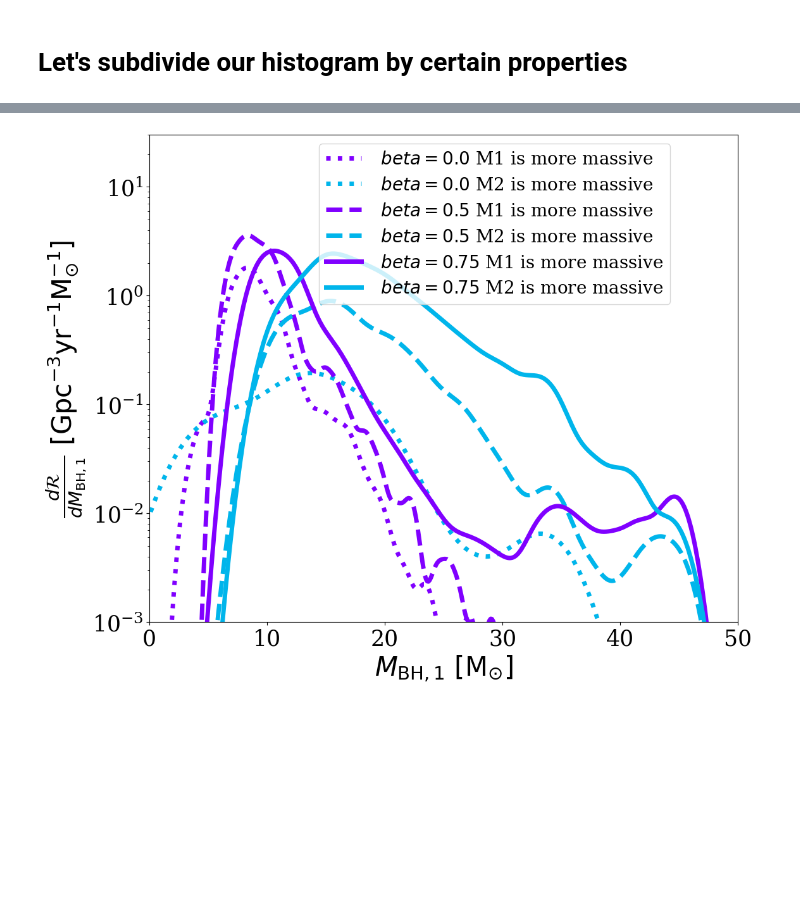
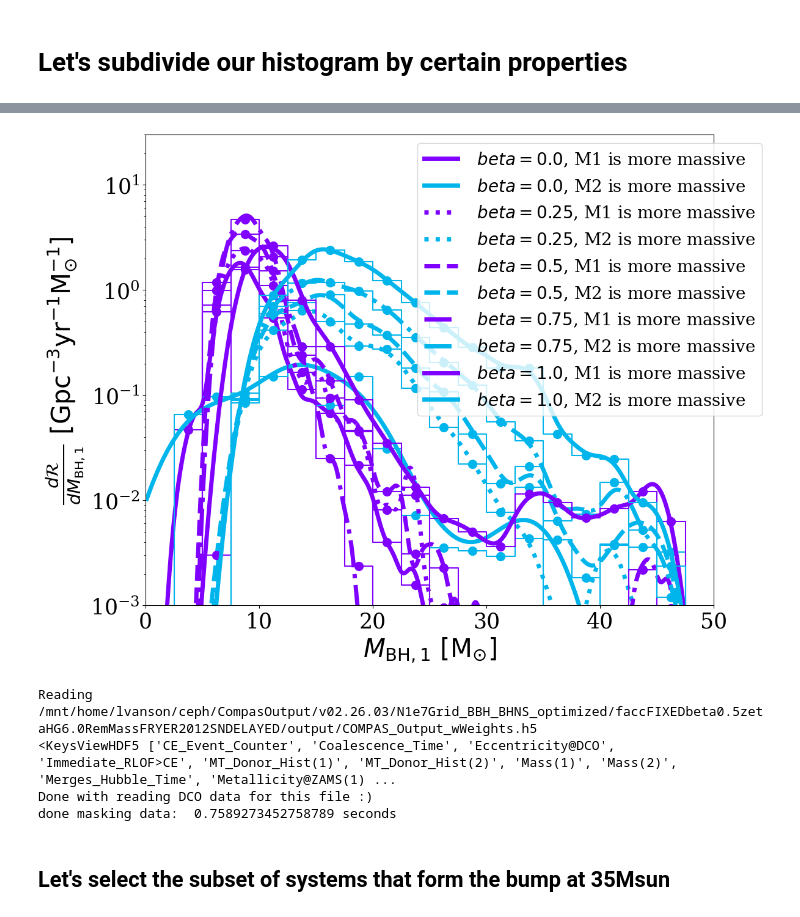
Before and after one commit to LiekeVanSon/BumpAt20, a Jupyter notebook: Code/InspectBumpAt20.ipynb, the cells around one changed output, grey strips where cells are left out. Drawn from its saved outputs; the diff is of its cells as text; code cells hidden in the pictures; blank space fills up the shorter version.

```diff
--- a/Code/InspectBumpAt20.ipynb
+++ b/Code/InspectBumpAt20.ipynb
@@ -370,7 +380,7 @@ def plot_distribution(ax, x_vals, weights, bins, x_lim=(0.,50),  y_lim = (1e-3,3
 
     # Plot histogram
     if show_hist:
-        ax.step(center_bins, y_vals, where='mid',lw=2.5, color='k', marker='o', markersize=15)
+        ax.step(center_bins, y_vals, where='mid',lw=1.5, color=color, marker='o', markersize=10)
 
     # Plot KDE
     if show_kde:
@@ -411,14 +421,13 @@ def plot_distribution(ax, x_vals, weights, bins, x_lim=(0.,50),  y_lim = (1e-3,3
     else:
         return plot_lines[0]
 # %%
+
+#############################
 def read_and_mask(sim_dir='', rate_key='Rates_mu00.025_muz-0.05_alpha-1.77_sigma01.125_sigmaz0.05_zBinned',
-                  sim_name='', x_key='M_moreMassive',
-                  bins=np.arange(0.,55,2.5), only_stable=True, only_CE=True):
+                  sim_name='', x_key='M_moreMassive', only_stable=True, only_CE=True):
     """
     This function reads and masks the data.
     """
-    mass_binw = np.diff(bins)[0]
-    #############################
     # Reading data ##
     DCO = read_data(loc = os.path.join(sim_dir, sim_name, 'output', 'COMPAS_Output_wWeights.h5')) # DCO data
 
@@ -463,45 +472,57 @@ def read_and_mask(sim_dir='', rate_key='Rates_mu00.025_muz-0.05_alpha-1.77_sigma
     mask_end_t = time.time()
     print('done masking data: ', mask_end_t - mask_start_t, 'seconds')
 
-    print(f'len(merging_BBH)={len(merging_BBH)} Rate = {np.sum(Weights)} Gpc-3 yr-1')
-
-    return merging_BBH, Red_intr_rate_dens, bins, channel_string
+    return merging_BBH, Red_intr_rate_dens, channel_string
 # %%
+
 ############################################################
 # Create a figure and axes
 fig, ax = plt.subplots(figsize = (12, 10))
 
+BETA = 0.5
 # List of simulation names
-sim_names = ['faccFIXEDbeta%szetaHG6.0RemMassFRYER2012SNDELAYED/' % beta for beta in [0.0, 0.5, 1.0]]#, 0.75, 1.0]]
+sim_names = ['faccFIXEDbeta%szetaHG6.0RemMassFRYER2012SNDELAYED/' % beta for beta in [0.0, 0.25, 0.5, 0.75, 1.0]]
+# sim_names = ['faccTHERMALzetaHG6.0RemMassFRYER2012SNDELAYED']
 
-labels = [r' $beta = %s$' % beta for beta in [0.0, 0.5, 0.75, 1.0]]
+labels = [r' $beta = %s$' % beta for beta in [0.0, 0.25, 0.5, 0.75, 1.0]] #['thermal beta']#
 colors = [matplotlib.colormaps['rainbow'](i) for i in np.linspace(0, 1, 5)]
-linestyles = [':', '--', '-']
+linestyles = ['-', ':', '--', '-.', '-']
 all_plot_lines, all_leg_labels = [], []
 
 # Loop over simulation names
 for i, sim_name in enumerate(sim_names):
     # First read and mask the data
-    merging_BBH, Red_intr_rate_dens, bins, channel_string = Read_and_Mask(sim_name=sim_name,
+    merging_BBH, Red_intr_rate_dens, channel_string = read_and_mask(sim_name=sim_name,
                                             sim_dir='/mnt/home/lvanson/ceph/CompasOutput/v02.26.03/N1e7Grid_BBH_BHNS_optimized/',
                                             rate_key='Rates_mu00.025_muz-0.05_alpha-1.77_sigma01.125_sigmaz0.05_a0.02_b1.48_c4.45_d5.9_zBinned',
-                                            bins=np.arange(0.,55,2.5), only_stable=True, only_CE=False)
+                                            only_stable=True, only_CE=False)
 
     # Now lets add an extra mask
-    M1_most_massive = merging_BBH['M_moreMassive'] == merging_BBH['Mass(1)']
-    M2_most_massive = merging_BBH['M_moreMassive'] == merging_BBH['Mass(2)']
+    # merging_BBH['qZAMS'] = merging_BBH['Mass@ZAMS(2)']/merging_BBH['Mass@ZAMS(1)']
+    # bool_list = [merging_BBH['qZAMS'] <= 0.25, np.logical_and(0.25 < merging_BBH['qZAMS'], merging_BBH['qZAMS'] <= 0.45),\
+    #     np.logical_and(0.45 < merging_BBH['qZAMS'], merging_BBH['qZAMS'] <= 0.65), np.logical_and(0.65 < merging_BBH['qZAMS'],  merging_BBH['qZAMS'] <= 0.85),  merging_BBH['qZAMS'] > 0.85 ]
+    # bool_labels = [' qZAMS <= 0.25', ' 0.25 < qZAMS <= 0.45', ' 0.45 < qZAMS <= 0.65', ' 0.65 < qZAMS <= 0.85',  ' qZAMS > 0.85']
 
+    bool_list = [merging_BBH['M_moreMassive'] == merging_BBH['Mass(1)'], merging_BBH['M_moreMassive'] == merging_BBH['Mass(2)'] ]
     bool_labels = ['M1 is more massive', 'M2 is more massive']
 
     # Use the average rate density per z-bin
     i_redshift = np.where(redshifts == 0.2)[0][0]
 
-    for b, bool in enumerate([M1_most_massive, M2_most_massive]):
+    for b, bool in enumerate(bool_list):
+        print('b', b)
+        # Check if there are any systems left
+        if np.sum(bool) == 0:
+            print(bool_labels[b], 'has no systems left')
+            continue
+
         Weights    = Red_intr_rate_dens[bool, i_redshift]
         x_vals     = merging_BBH['M_moreMassive'][bool]
 
-        plot_lines =  plot_distribution(ax, x_vals, Weights, bins,
-                        plot_ligo=False, show_hist=False, show_kde=True,
+        print(f'len(x_vals)={len(x_vals)} Rate = {np.sum(Weights)} Gpc-3 yr-1')
+
+        plot_lines =  plot_distribution(ax, x_vals, Weights, bins=np.arange(0.,55,2.5),
+                        plot_ligo=False, show_hist=True, show_kde=True,
                         x_lim=(0.,50),  y_lim = (1e-3,30),
                         color= colors[b], linestyle = linestyles[i],
                         xlabel=r'$M_{\mathrm{BH, 1}} \ \rm [M_{\odot}]$',
@@ -509,15 +530,13 @@ for i, sim_name in enumerate(sim_names):
                         legend_args=None, legend1_args = None)
 
         # leg_labels = [channel_string + labels[i]]
-        print('plot_lines', plot_lines)#, 'leg_labels', leg_labels)
-
         # all_plot_lines.append([plot_lines[i] for i in range(len(plot_lines)) ])
         all_plot_lines.append(plot_lines)
-        all_leg_labels.append(labels[i] + ' '+ bool_labels[b])
+        all_leg_labels.append(labels[i] + ', '+ bool_labels[b])
 
 # Show the figure
 # add legend for simulations
-leg_args = {'loc':'upper right',  'bbox_to_anchor':[0.9, 1.], 'fontsize':20, 'title':''}
+leg_args = {'loc':'upper right',  'bbox_to_anchor':[1.1, 1.], 'fontsize':20, 'title':''}
 leg = plt.legend([l for l in all_plot_lines], [l for l in all_leg_labels ],  **leg_args)
 leg._legend_box.align = "right"
 
@@ -543 +562,13 @@ plot_lines Line2D(_child5)
-[figure, old version]
+[figure, new version]
+# %%
+merging_BBH, Red_intr_rate_dens, channel_string = read_and_mask(sim_name='faccFIXEDbeta0.5zetaHG6.0RemMassFRYER2012SNDELAYED/',
+                                        sim_dir='/mnt/home/lvanson/ceph/CompasOutput/v02.26.03/N1e7Grid_BBH_BHNS_optimized/',
+                                        rate_key='Rates_mu00.025_muz-0.05_alpha-1.77_sigma01.125_sigmaz0.05_a0.02_b1.48_c4.45_d5.9_zBinned',
+                                         only_stable=True, only_CE=False)
+# %% [output]
+Reading  /mnt/home/lvanson/ceph/CompasOutput/v02.26.03/N1e7Grid_BBH_BHNS_optimized/faccFIXEDbeta0.5zetaHG6.0RemMassFRYER2012SNDELAYED/output/COMPAS_Output_wWeights.h5
+<KeysViewHDF5 ['CE_Event_Counter', 'Coalescence_Time', 'Eccentricity@DCO', 'Immediate_RLOF>CE', 'MT_Donor_Hist(1)', 'MT_Donor_Hist(2)', 'Mass(1)', 'Mass(2)', 'Merges_Hubble_Time', 'Metallicity@ZAMS(1) ...
+Done with reading DCO data for this file :)
+done masking data:  0.7589273452758789 seconds
+# %% [markdown]
+## Let's select the subset of systems that form the bump at 35Msun
```
Also changed, not shown: parts of 10 cells of this notebook, 1 other file.
